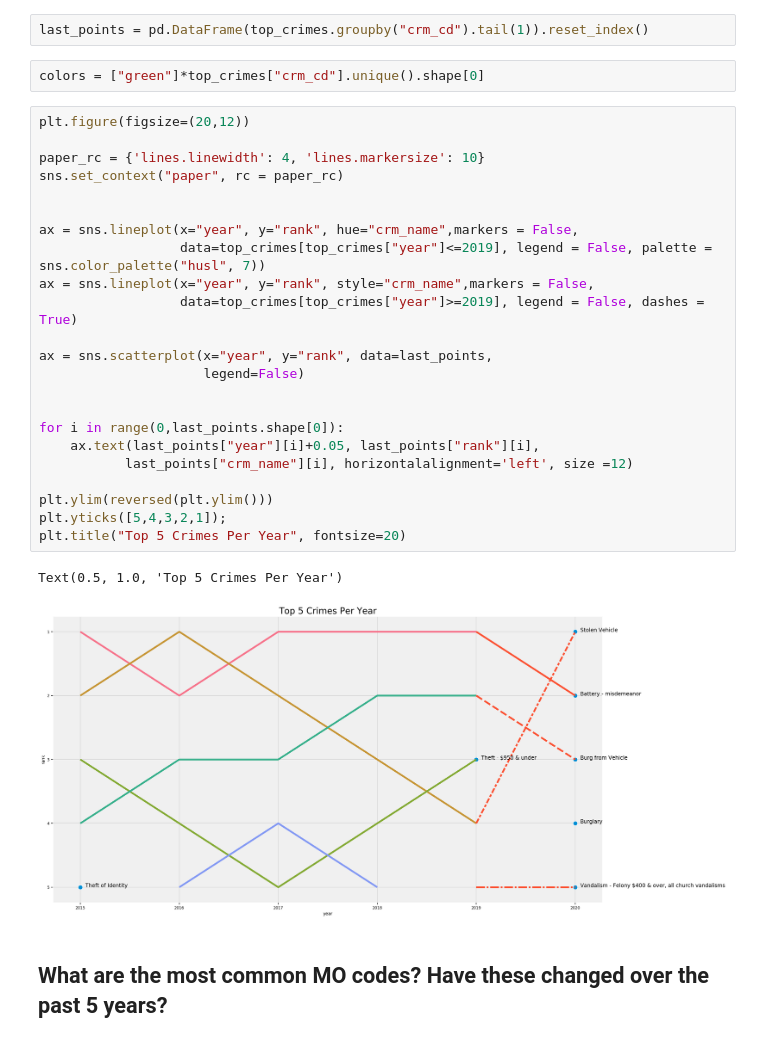
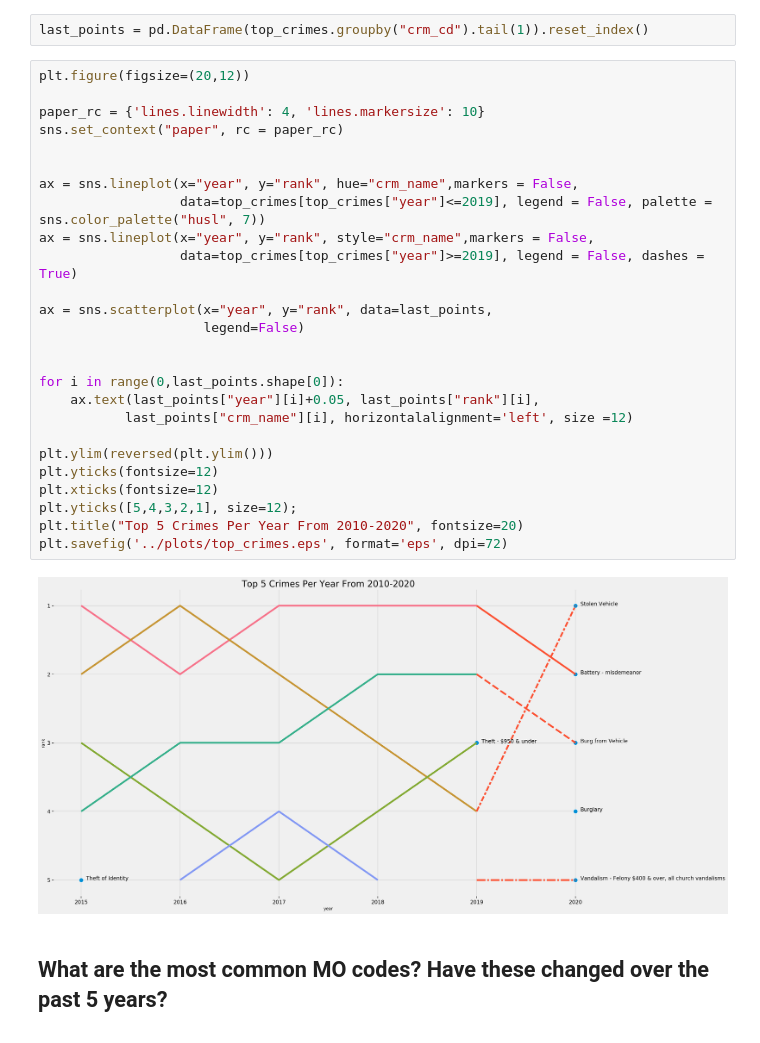
Before and after one commit to veeps/LA_innovation_team, a Jupyter notebook: code/002_EDA.ipynb, the cells around one changed output. Cells and saved outputs as stored; diff of their text form.

Commit message:
save plot figures

```diff
--- a/code/002_EDA.ipynb
+++ b/code/002_EDA.ipynb
@@ -89,34 +89,34 @@ top_crimes["crm_name"] = convert.get_names(top_crimes, "crm_cd", crime_dict)
 top_crimes["rank"] = top_crimes.groupby('year')["count"].rank(ascending=False)
 # %%
 last_points = pd.DataFrame(top_crimes.groupby("crm_cd").tail(1)).reset_index()
-# %%
-colors = ["green"]*top_crimes["crm_cd"].unique().shape[0]
 # %%
 plt.figure(figsize=(20,12))
 
 paper_rc = {'lines.linewidth': 4, 'lines.markersize': 10}
 sns.set_context("paper", rc = paper_rc)
 
 
 ax = sns.lineplot(x="year", y="rank", hue="crm_name",markers = False,
                   data=top_crimes[top_crimes["year"]<=2019], legend = False, palette = sns.color_palette("husl", 7))
 ax = sns.lineplot(x="year", y="rank", style="crm_name",markers = False,
                   data=top_crimes[top_crimes["year"]>=2019], legend = False, dashes = True)
 
 ax = sns.scatterplot(x="year", y="rank", data=last_points,
                      legend=False)
 
 
 for i in range(0,last_points.shape[0]):
     ax.text(last_points["year"][i]+0.05, last_points["rank"][i],
            last_points["crm_name"][i], horizontalalignment='left', size =12)
 
 plt.ylim(reversed(plt.ylim()))
-plt.yticks([5,4,3,2,1]);
-plt.title("Top 5 Crimes Per Year", fontsize=20)
+plt.yticks(fontsize=12)
+plt.xticks(fontsize=12)
+plt.yticks([5,4,3,2,1], size=12);
+plt.title("Top 5 Crimes Per Year From 2010-2020", fontsize=20)
+plt.savefig('../plots/top_crimes.eps', format='eps', dpi=72)
 # %% [output]
-Text(0.5, 1.0, 'Top 5 Crimes Per Year')
-[figure, old version]
+[figure, new version]
 # %% [markdown]
 ## What are the most common MO codes? Have these changed over the past 5 years?
 # %% [markdown]
```
Also changed, not shown: parts of 9 cells of this notebook, 3 other files.
